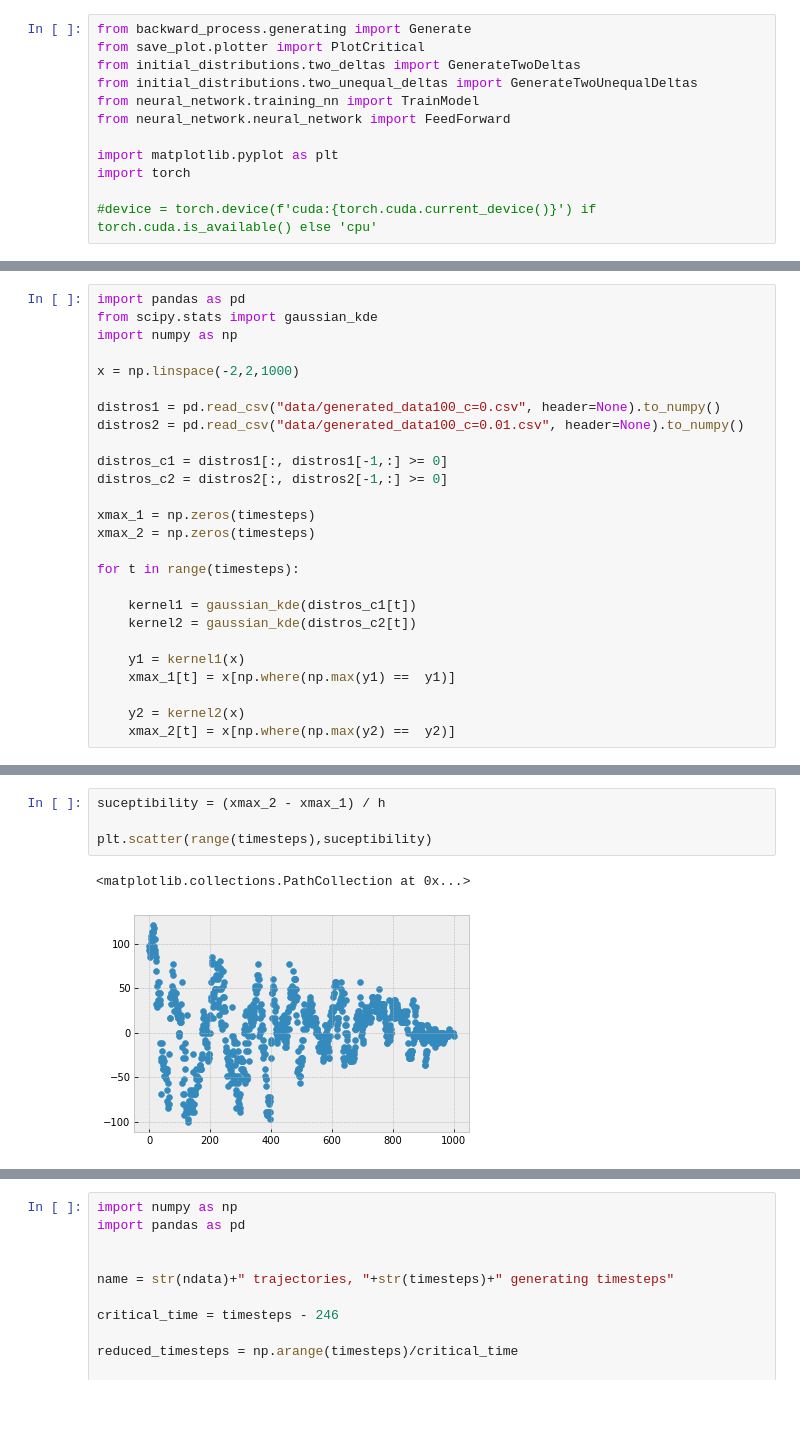
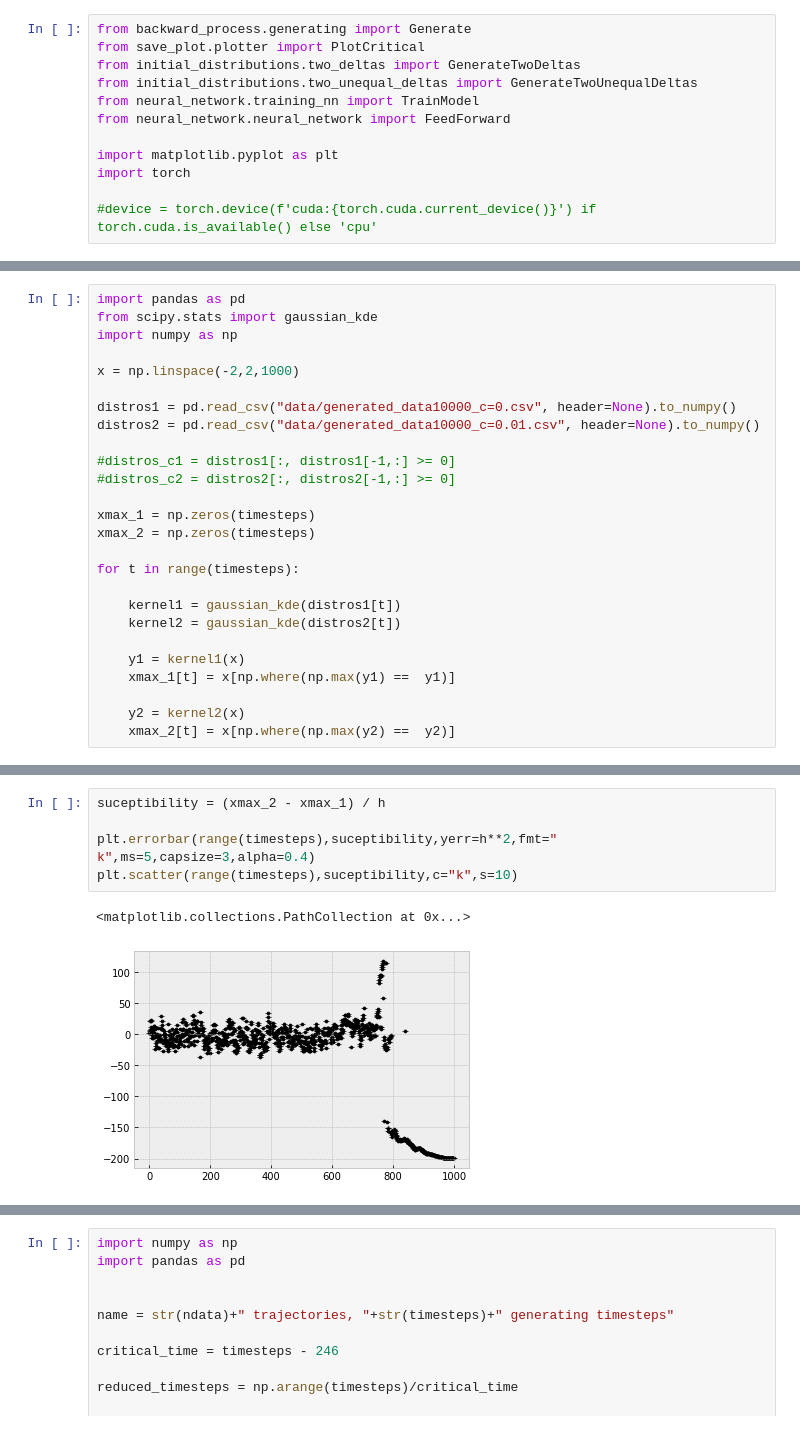
Before and after one commit to W-physics/Tesis, a Jupyter notebook: Critical_time.ipynb, the cells around one changed output, grey strips where cells are left out. Drawn from its saved outputs; the diff is of its cells as text.

```diff
--- a/Critical_time.ipynb
+++ b/Critical_time.ipynb
@@ -45,19 +51,19 @@ import numpy as np
 
 x = np.linspace(-2,2,1000)
 
-distros1 = pd.read_csv("data/generated_data100_c=0.csv", header=None).to_numpy()
-distros2 = pd.read_csv("data/generated_data100_c=0.01.csv", header=None).to_numpy()
+distros1 = pd.read_csv("data/generated_data10000_c=0.csv", header=None).to_numpy()
+distros2 = pd.read_csv("data/generated_data10000_c=0.01.csv", header=None).to_numpy()
 
-distros_c1 = distros1[:, distros1[-1,:] >= 0]
-distros_c2 = distros2[:, distros2[-1,:] >= 0]
+#distros_c1 = distros1[:, distros1[-1,:] >= 0]
+#distros_c2 = distros2[:, distros2[-1,:] >= 0]
 
 xmax_1 = np.zeros(timesteps)
 xmax_2 = np.zeros(timesteps)
 
 for t in range(timesteps):
 
-    kernel1 = gaussian_kde(distros_c1[t])
-    kernel2 = gaussian_kde(distros_c2[t])
+    kernel1 = gaussian_kde(distros1[t])
+    kernel2 = gaussian_kde(distros2[t])
 
     y1 = kernel1(x)
     xmax_1[t] = x[np.where(np.max(y1) ==  y1)]
@@ -76,7 +80,8 @@ plt.scatter(range(timesteps),xmax_2, s=size)
 # %%
 suceptibility = (xmax_2 - xmax_1) / h
 
-plt.scatter(range(timesteps),suceptibility)
+plt.errorbar(range(timesteps),suceptibility,yerr=h**2,fmt=" k",ms=5,capsize=3,alpha=0.4)
+plt.scatter(range(timesteps),suceptibility,c="k",s=10)
 # %% [output]
 <matplotlib.collections.PathCollection at 0x...>
-[figure, old version]
+[figure, new version]
```
Also changed, not shown: parts of 6 cells of this notebook.
